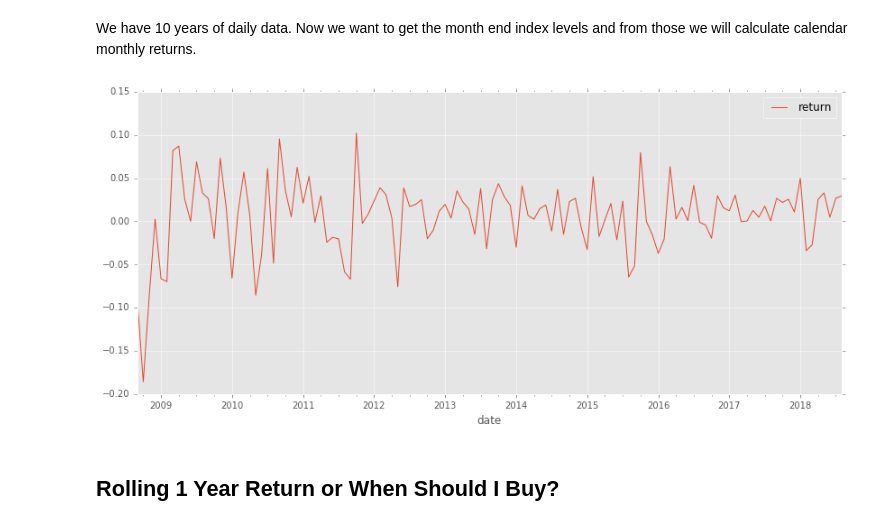
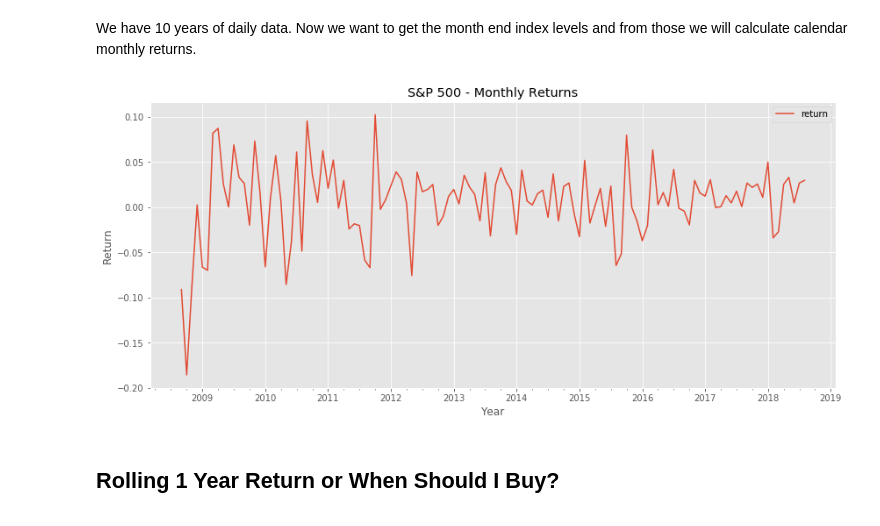
Before and after one commit to aandres99/SP500-Studies, a Jupyter notebook: SP500_When.ipynb, the cells around one changed output. Drawn from its saved outputs; the diff is of its cells as text; code cells hidden in the pictures.

```diff
--- a/SP500_When.ipynb
+++ b/SP500_When.ipynb
@@ -107,9 +109,12 @@ We have 10 years of daily data. Now we want to get the month end index levels an
 # %%
 df['return'] = np.log(df[data_id]) - np.log(df[data_id].shift(1))
 monthly = df[['return']].resample('M').sum()
-monthly.plot(figsize=(14,6));
+monthly.plot(figsize=(14,6))
+plt.title('S&P 500 - Monthly Returns')
+plt.ylabel('Return')
+plt.xlabel('Year');
 # %% [output]
-[figure, old version]
+[figure, new version]
 # %% [markdown]
 ## Rolling 1 Year Return or When Should I Buy?
 # %% [markdown]
```
Also changed, not shown: parts of 15 cells of this notebook.
